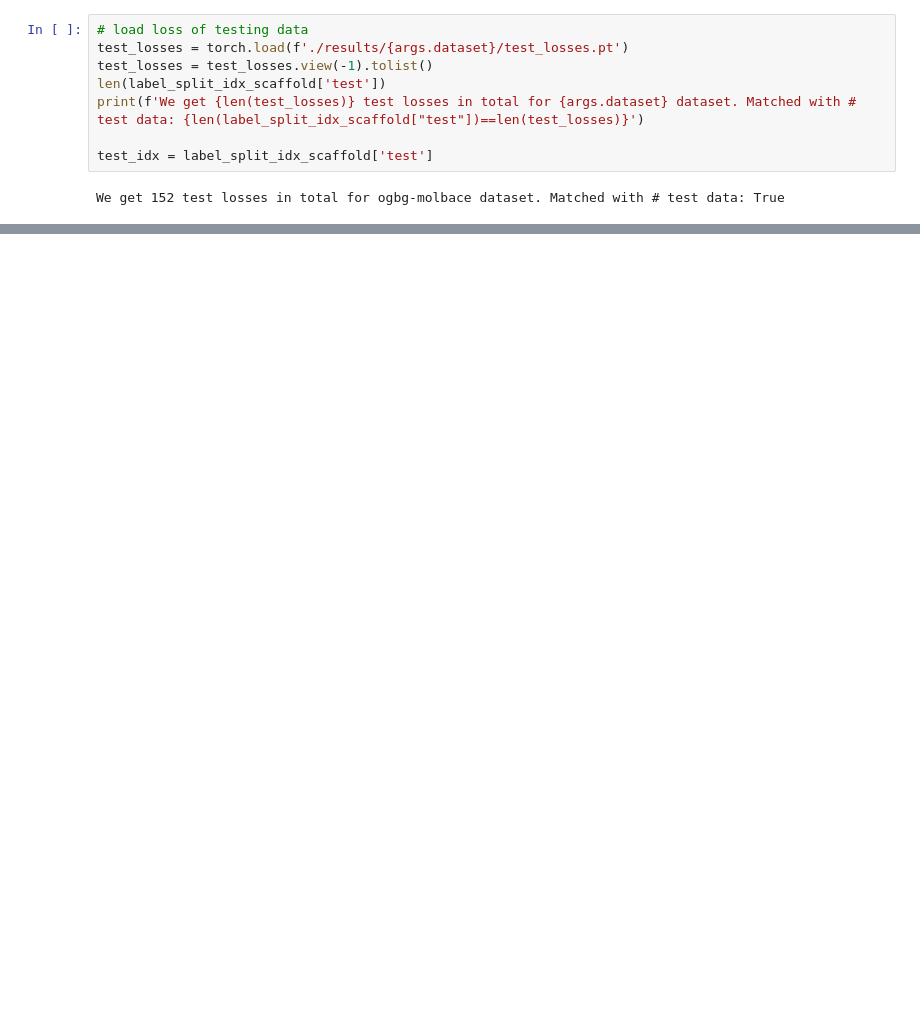
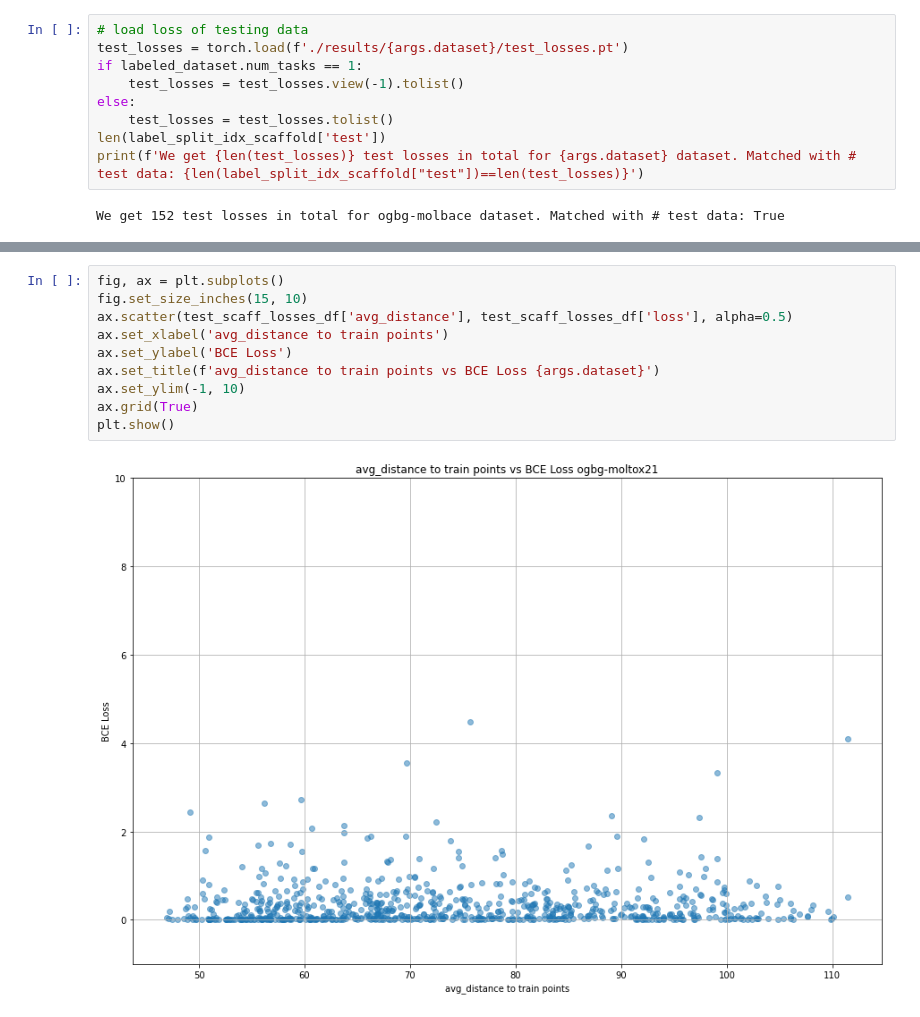
Before and after one commit to xwang38438/data_centric_molscaffold, a Jupyter notebook: test_perf.ipynb, the cells around one changed output, grey strips where cells are left out. Cells and saved outputs as stored; diff of their text form; blank space fills up the shorter version.

```diff
--- a/test_perf.ipynb
+++ b/test_perf.ipynb
@@ -105,10 +126,11 @@ scaffold_split_df.head()
 # %%
 # load loss of testing data
 test_losses = torch.load(f'./results/{args.dataset}/test_losses.pt')
-test_losses = test_losses.view(-1).tolist()
+if labeled_dataset.num_tasks == 1:
+    test_losses = test_losses.view(-1).tolist()
+else:
+    test_losses = test_losses.tolist()
 len(label_split_idx_scaffold['test'])
 print(f'We get {len(test_losses)} test losses in total for {args.dataset} dataset. Matched with # test data: {len(label_split_idx_scaffold["test"])==len(test_losses)}')
-
-test_idx = label_split_idx_scaffold['test']
 # %% [output]
 We get 152 test losses in total for ogbg-molbace dataset. Matched with # test data: True
@@ -134,0 +207,12 @@ tsne.head()
+# %%
+fig, ax = plt.subplots()
+fig.set_size_inches(15, 10)
+ax.scatter(test_scaff_losses_df['avg_distance'], test_scaff_losses_df['loss'], alpha=0.5)
+ax.set_xlabel('avg_distance to train points')
+ax.set_ylabel('BCE Loss')
+ax.set_title(f'avg_distance to train points vs BCE Loss {args.dataset}')
+ax.set_ylim(-1, 10)
+ax.grid(True)
+plt.show()
+# %% [output]
+[figure, added]
```
Also changed, not shown: parts of 8 cells of this notebook, 3 other files.
